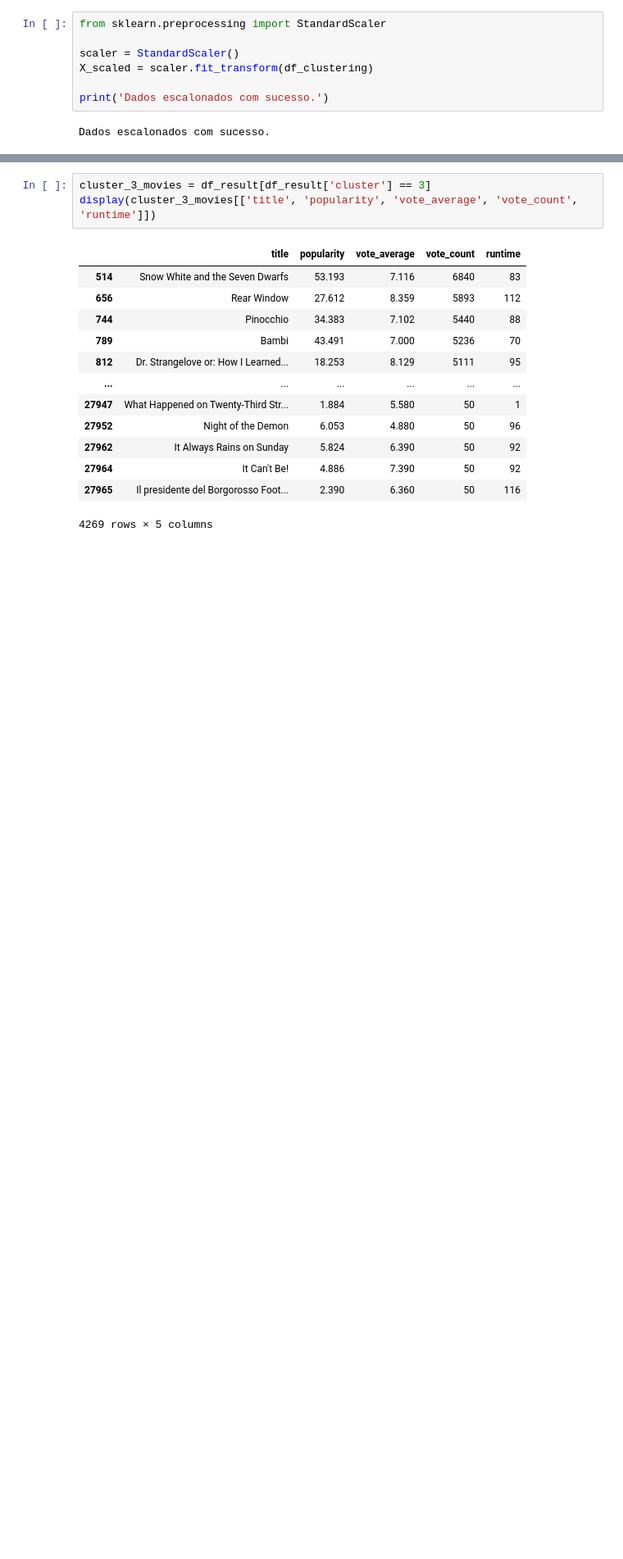
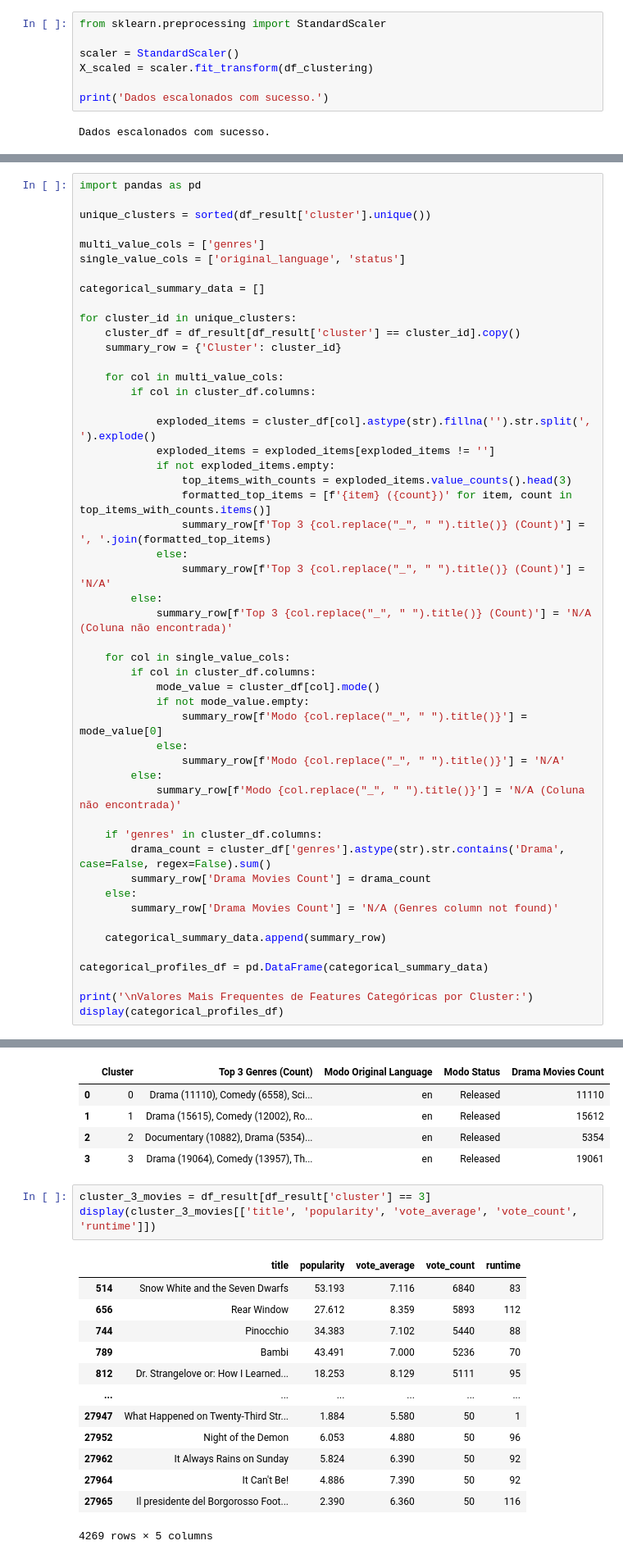
Before and after one commit to DhaviRodrigues/Projeto_PISI3_2026, a Jupyter notebook: clusterizacao/clusterizacao.ipynb, the cells around one changed output, grey strips where cells are left out. Shown at 82% size. Drawn from its saved outputs; the diff is of its cells as text; blank space fills up the shorter version.

```diff
--- a/clusterizacao/clusterizacao.ipynb
+++ b/clusterizacao/clusterizacao.ipynb
@@ -179,0 +524,51 @@ Exemplos de filmes no Cluster 3:
+# %%
+import pandas as pd
+
+unique_clusters = sorted(df_result['cluster'].unique())
+
+multi_value_cols = ['genres']
+single_value_cols = ['original_language', 'status']
+
+categorical_summary_data = []
+
+for cluster_id in unique_clusters:
+    cluster_df = df_result[df_result['cluster'] == cluster_id].copy()
+    summary_row = {'Cluster': cluster_id}
+
+    for col in multi_value_cols:
+        if col in cluster_df.columns:
+
+            exploded_items = cluster_df[col].astype(str).fillna('').str.split(', ').explode()
+            exploded_items = exploded_items[exploded_items != '']
+            if not exploded_items.empty:
+                top_items_with_counts = exploded_items.value_counts().head(3)
+                formatted_top_items = [f'{item} ({count})' for item, count in top_items_with_counts.items()]
+                summary_row[f'Top 3 {col.replace("_", " ").title()} (Count)'] = ', '.join(formatted_top_items)
+            else:
+                summary_row[f'Top 3 {col.replace("_", " ").title()} (Count)'] = 'N/A'
+        else:
+            summary_row[f'Top 3 {col.replace("_", " ").title()} (Count)'] = 'N/A (Coluna não encontrada)'
+
+    for col in single_value_cols:
+        if col in cluster_df.columns:
+            mode_value = cluster_df[col].mode()
+            if not mode_value.empty:
+                summary_row[f'Modo {col.replace("_", " ").title()}'] = mode_value[0]
+            else:
+                summary_row[f'Modo {col.replace("_", " ").title()}'] = 'N/A'
+        else:
+            summary_row[f'Modo {col.replace("_", " ").title()}'] = 'N/A (Coluna não encontrada)'
+
+    if 'genres' in cluster_df.columns:
+        drama_count = cluster_df['genres'].astype(str).str.contains('Drama', case=False, regex=False).sum()
+        summary_row['Drama Movies Count'] = drama_count
+    else:
+        summary_row['Drama Movies Count'] = 'N/A (Genres column not found)'
+
+    categorical_summary_data.append(summary_row)
+
+categorical_profiles_df = pd.DataFrame(categorical_summary_data)
+
+print('\nValores Mais Frequentes de Features Categóricas por Cluster:')
+display(categorical_profiles_df)
+# %% [output]
@@ -180,3 +576,8 @@ Exemplos de filmes no Cluster 3:
+|  | Cluster | Top 3 Genres (Count) | Modo Original Language | Modo Status | Drama Movies Count |
+| 0 | 0 | Drama (11110), Comedy (6558), Sci... | en | Released | 11110 |
+| 1 | 1 | Drama (15615), Comedy (12002), Ro... | en | Released | 15612 |
+| 2 | 2 | Documentary (10882), Drama (5354)... | en | Released | 5354 |
+| 3 | 3 | Drama (19064), Comedy (13957), Th... | en | Released | 19061 |
 # %%
 cluster_3_movies = df_result[df_result['cluster'] == 3]
 display(cluster_3_movies[['title', 'popularity', 'vote_average', 'vote_count', 'runtime']])
```
Also changed, not shown: parts of 16 cells of this notebook, 7 other files.
